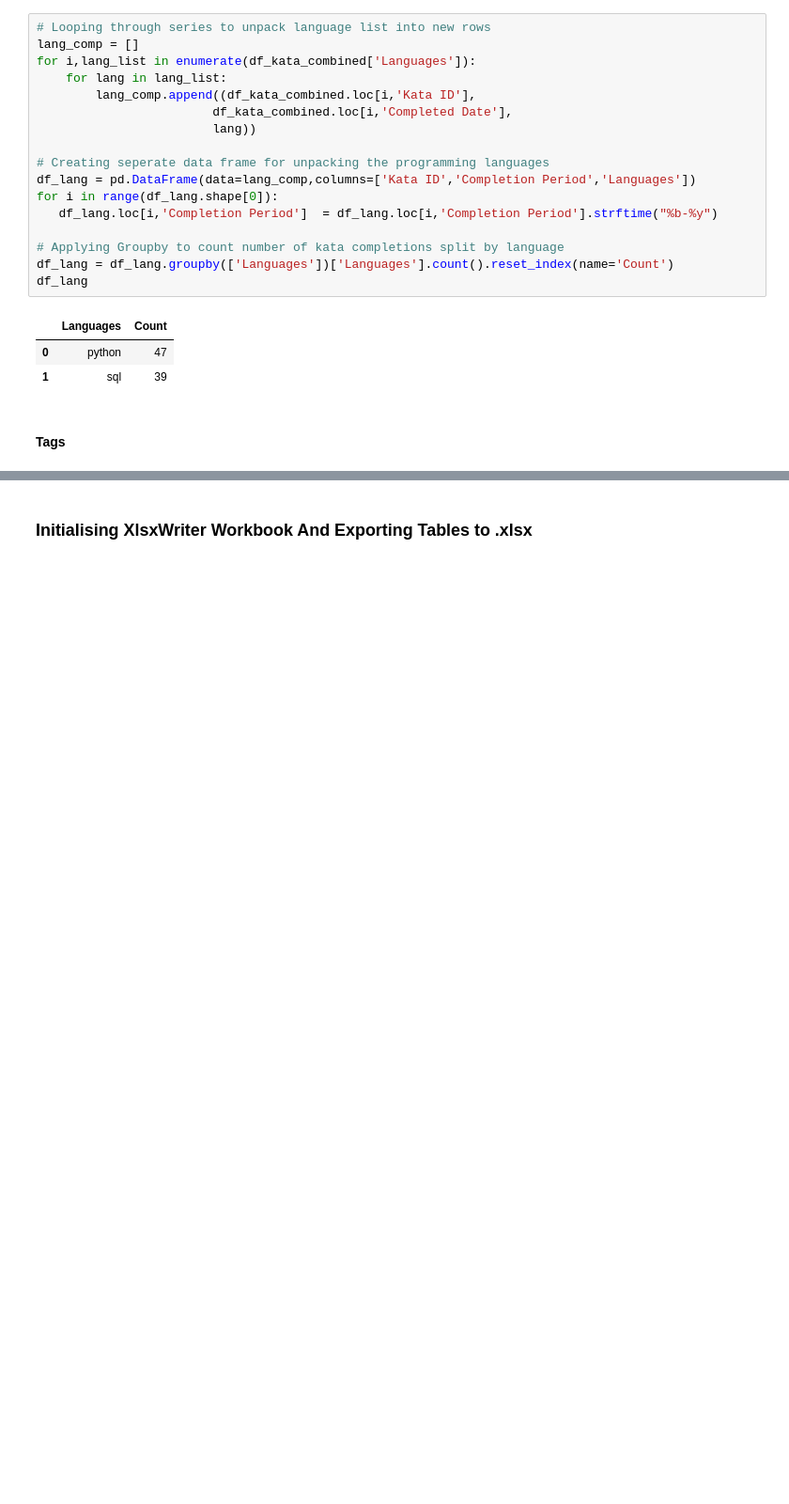
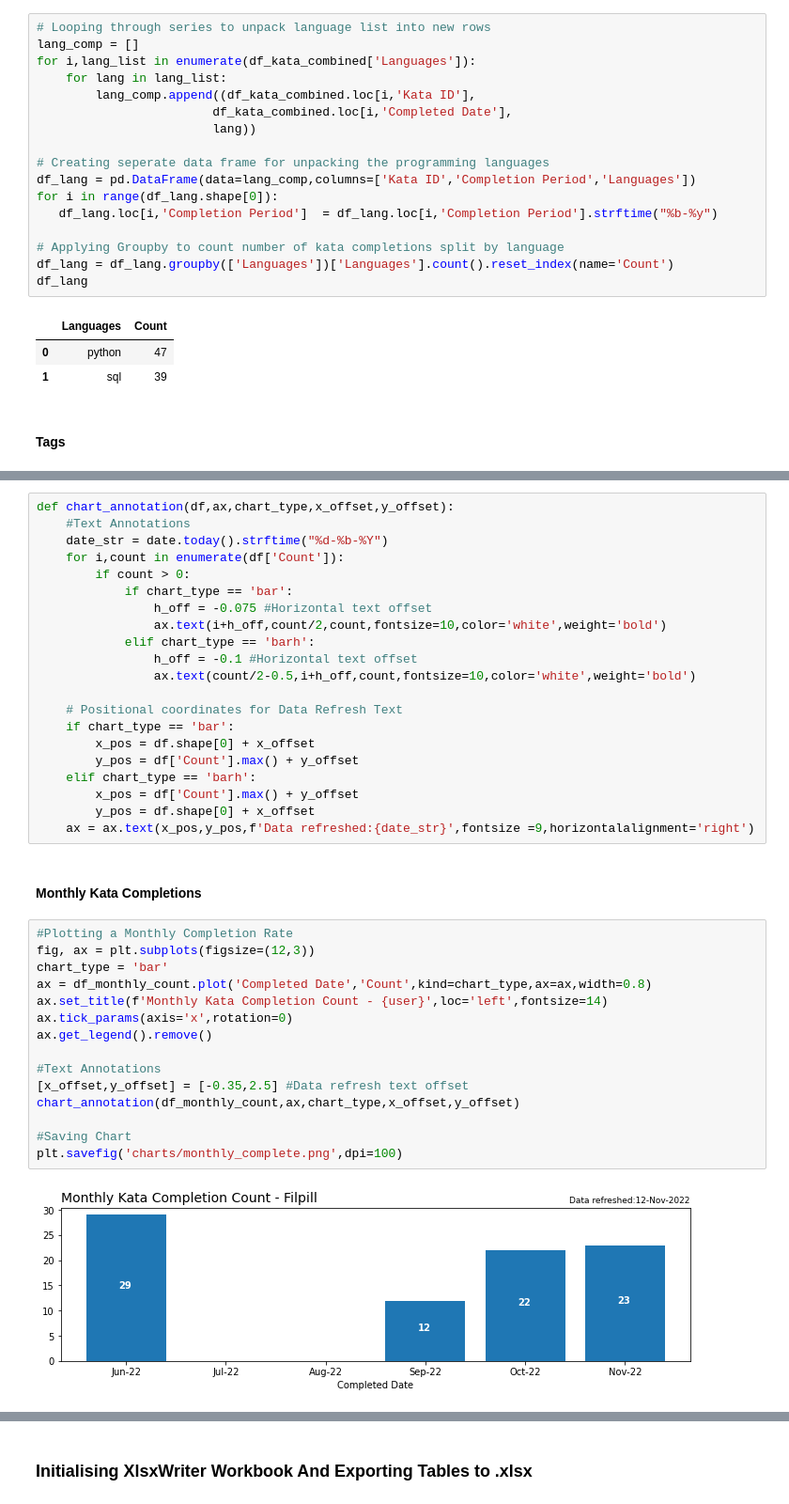
Before and after one commit to Filpill/codewars-stats, a Jupyter notebook: codewars_filpill.ipynb, the cells around one changed output, grey strips where cells are left out. Shown at 94% size. Cells and saved outputs as stored; diff of their text form; blank space fills up the shorter version.

```diff
--- a/codewars_filpill.ipynb
+++ b/codewars_filpill.ipynb
@@ -325,0 +325,40 @@ df_tags
+# %%
+def chart_annotation(df,ax,chart_type,x_offset,y_offset):
+    #Text Annotations
+    date_str = date.today().strftime("%d-%b-%Y")
+    for i,count in enumerate(df['Count']):
+        if count > 0:
+            if chart_type == 'bar':
+                h_off = -0.075 #Horizontal text offset
+                ax.text(i+h_off,count/2,count,fontsize=10,color='white',weight='bold')
+            elif chart_type == 'barh':
+                h_off = -0.1 #Horizontal text offset
+                ax.text(count/2-0.5,i+h_off,count,fontsize=10,color='white',weight='bold')
+
+    # Positional coordinates for Data Refresh Text
+    if chart_type == 'bar':
+        x_pos = df.shape[0] + x_offset
+        y_pos = df['Count'].max() + y_offset
+    elif chart_type == 'barh':
+        x_pos = df['Count'].max() + y_offset
+        y_pos = df.shape[0] + x_offset
+    ax = ax.text(x_pos,y_pos,f'Data refreshed:{date_str}',fontsize =9,horizontalalignment='right')
+# %% [markdown]
+#### Monthly Kata Completions
+# %%
+#Plotting a Monthly Completion Rate
+fig, ax = plt.subplots(figsize=(12,3))
+chart_type = 'bar'
+ax = df_monthly_count.plot('Completed Date','Count',kind=chart_type,ax=ax,width=0.8)
+ax.set_title(f'Monthly Kata Completion Count - {user}',loc='left',fontsize=14)
+ax.tick_params(axis='x',rotation=0)
+ax.get_legend().remove()
+
+#Text Annotations
+[x_offset,y_offset] = [-0.35,2.5] #Data refresh text offset
+chart_annotation(df_monthly_count,ax,chart_type,x_offset,y_offset)
+
+#Saving Chart
+plt.savefig('charts/monthly_complete.png',dpi=100)
+# %% [output]
+[figure, added]
```
Also changed, not shown: parts of 14 cells of this notebook, 5 other files.
